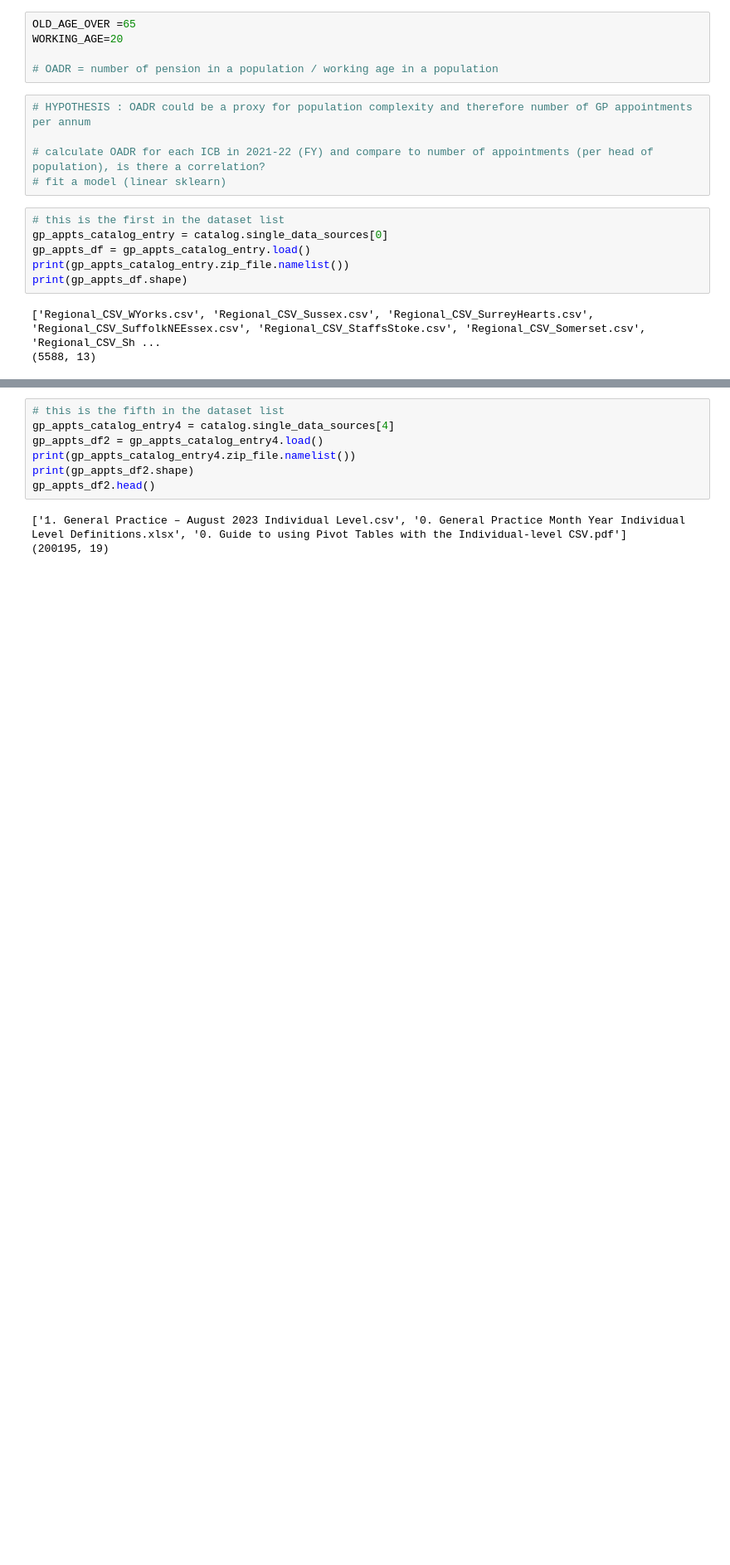
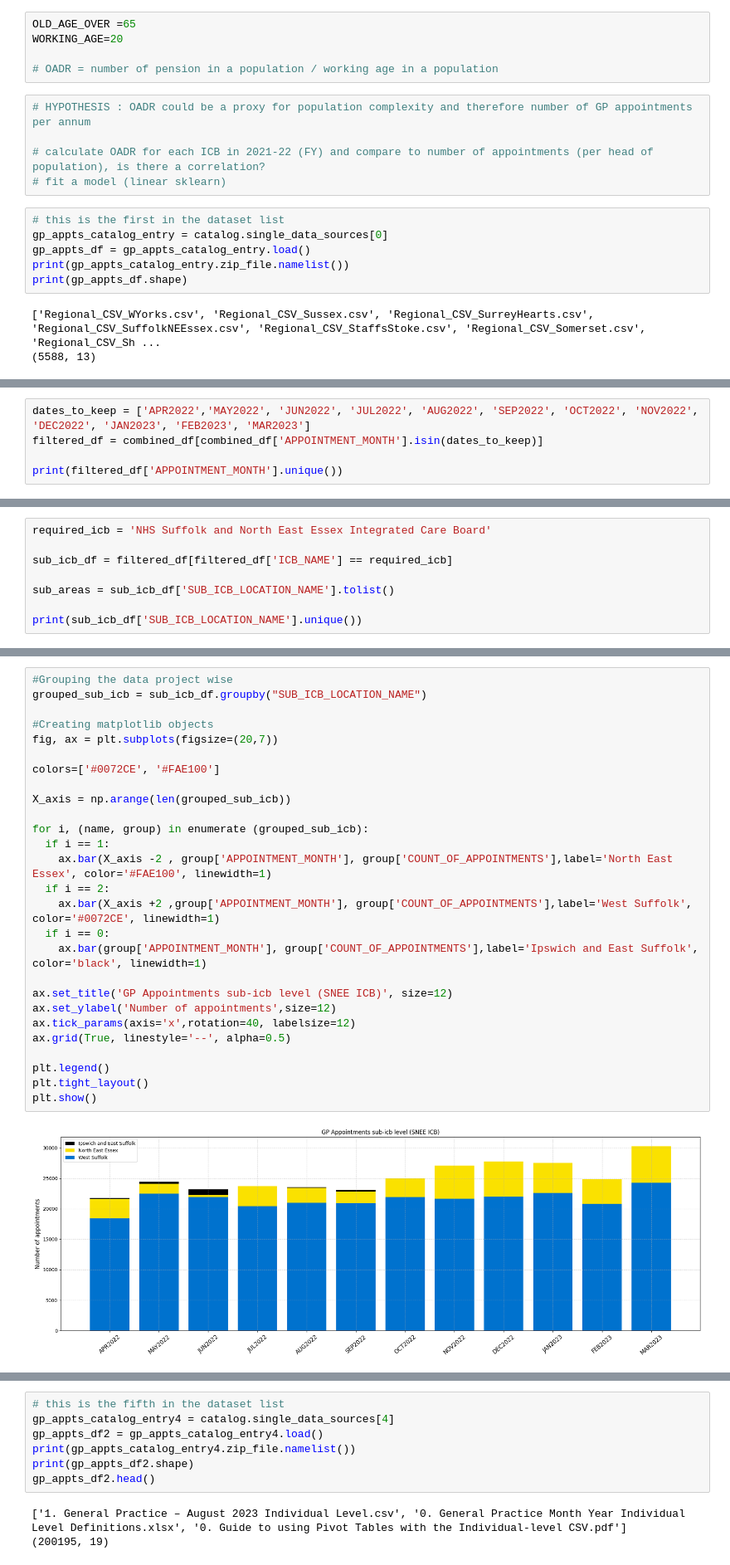
Before and after one commit to SNEE-ICS/PrimaryCareDemandAndCapacity, a Jupyter notebook: AppointmentsVsOADR.ipynb, the cells around one changed output, grey strips where cells are left out. Shown at 83% size. Saved outputs shown, nothing was run; the diff lists cells and outputs as text; blank space fills up the shorter version.

```diff
--- a/AppointmentsVsOADR.ipynb
+++ b/AppointmentsVsOADR.ipynb
@@ -43,3 +43,8 @@ combined_df.head()
 | 2 | 02T | E38000025 | NHS West Yorkshire ICB - 02T | E54000054 | NHS West Yorkshire Integrated Car... | ... |
 | 3 | 02T | E38000025 | NHS West Yorkshire ICB - 02T | E54000054 | NHS West Yorkshire Integrated Car... | ... |
 | 4 | 02T | E38000025 | NHS West Yorkshire ICB - 02T | E54000054 | NHS West Yorkshire Integrated Car... | ... |
+# %%
+dates_to_keep = ['APR2022','MAY2022', 'JUN2022', 'JUL2022', 'AUG2022', 'SEP2022', 'OCT2022', 'NOV2022', 'DEC2022', 'JAN2023', 'FEB2023', 'MAR2023']
+filtered_df = combined_df[combined_df['APPOINTMENT_MONTH'].isin(dates_to_keep)]
+
+print(filtered_df['APPOINTMENT_MONTH'].unique())
@@ -71,0 +80,8 @@ NHS West Yorkshire Integrated Care Board                            27616
+# %%
+required_icb = 'NHS Suffolk and North East Essex Integrated Care Board'
+
+sub_icb_df = filtered_df[filtered_df['ICB_NAME'] == required_icb]
+
+sub_areas = sub_icb_df['SUB_ICB_LOCATION_NAME'].tolist()
+
+print(sub_icb_df['SUB_ICB_LOCATION_NAME'].unique())
@@ -71,0 +106,29 @@ NHS West Yorkshire Integrated Care Board                            27616
+# %%
+#Grouping the data project wise
+grouped_sub_icb = sub_icb_df.groupby("SUB_ICB_LOCATION_NAME")
+
+#Creating matplotlib objects
+fig, ax = plt.subplots(figsize=(20,7))
+
+colors=['#0072CE', '#FAE100']
+
+X_axis = np.arange(len(grouped_sub_icb))
+
+for i, (name, group) in enumerate (grouped_sub_icb):
+  if i == 1:
+    ax.bar(X_axis -2 , group['APPOINTMENT_MONTH'], group['COUNT_OF_APPOINTMENTS'],label='North East Essex', color='#FAE100', linewidth=1)
+  if i == 2:
+    ax.bar(X_axis +2 ,group['APPOINTMENT_MONTH'], group['COUNT_OF_APPOINTMENTS'],label='West Suffolk', color='#0072CE', linewidth=1)
+  if i == 0:
+    ax.bar(group['APPOINTMENT_MONTH'], group['COUNT_OF_APPOINTMENTS'],label='Ipswich and East Suffolk', color='black', linewidth=1)
+
+ax.set_title('GP Appointments sub-icb level (SNEE ICB)', size=12)
+ax.set_ylabel('Number of appointments',size=12)
+ax.tick_params(axis='x',rotation=40, labelsize=12)
+ax.grid(True, linestyle='--', alpha=0.5)
+
+plt.legend()
+plt.tight_layout()
+plt.show()
+# %% [output]
+[figure, added]
```
Also changed, not shown: parts of 11 cells of this notebook.
